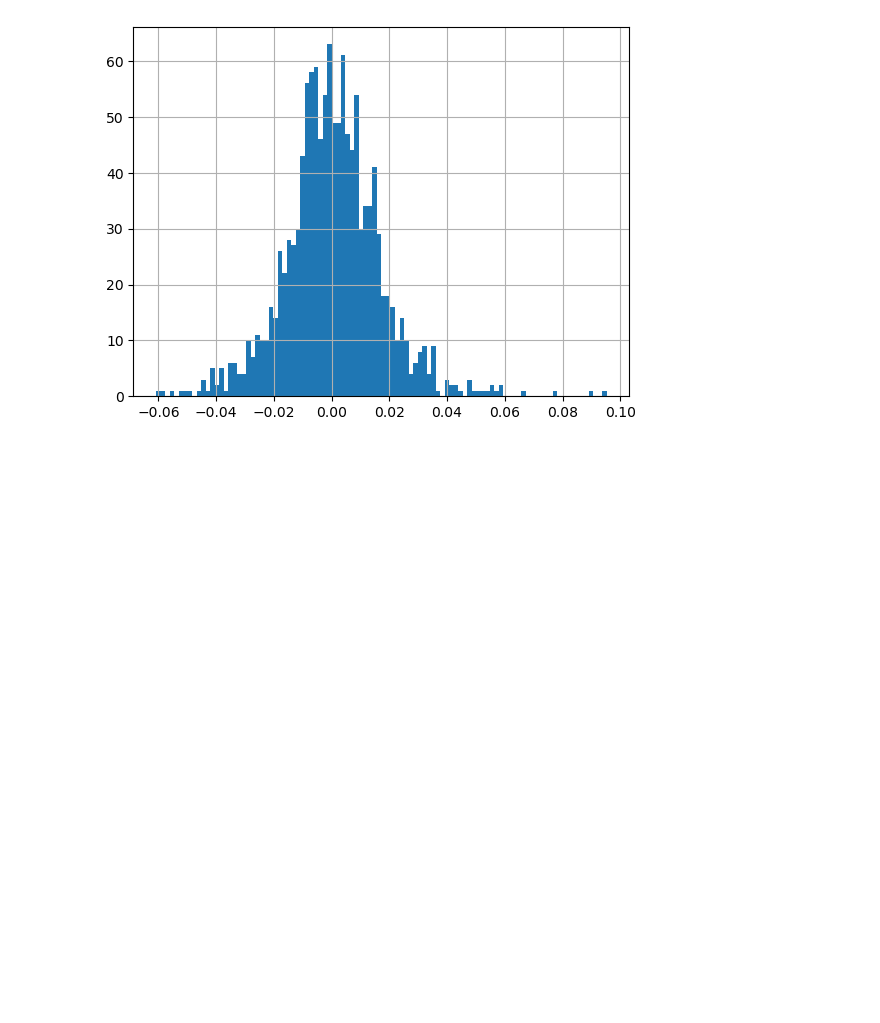
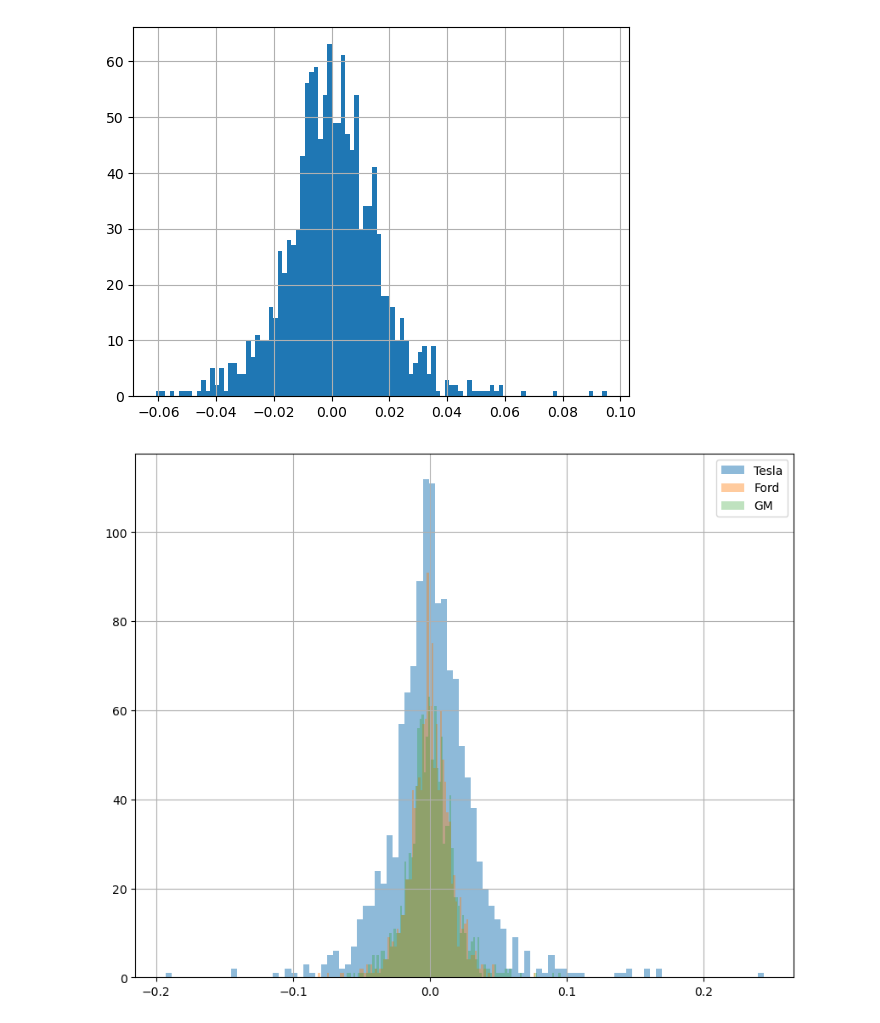
Before and after one commit to myk-francis/python-challenges-scripts, a Jupyter notebook: stock-markey-analysis/first-exercise.ipynb, the cells around one changed output. Cells and saved outputs as stored; diff of their text form; code cells hidden in the pictures; blank space fills up the shorter version.

Commit message:
Update: plot hist stacked

```diff
--- a/stock-markey-analysis/first-exercise.ipynb
+++ b/stock-markey-analysis/first-exercise.ipynb
@@ -71,3 +71,10 @@ gm['returns'].hist(bins=100)
 # %% [output]
 <Axes: >
 [figure]
+# %%
+tesla['returns'].hist(bins=100, label='Tesla', figsize=(10,8), alpha=0.5)
+ford['returns'].hist(bins=100, label='Ford', figsize=(10,8), alpha=0.4)
+gm['returns'].hist(bins=100, label='GM', figsize=(10,8), alpha=0.3)
+plt.legend();
+# %% [output]
+[figure, added]
```
